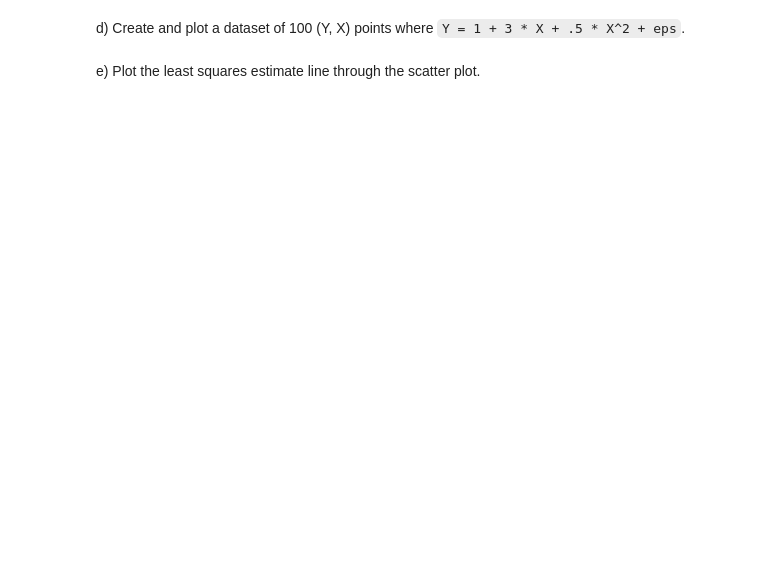
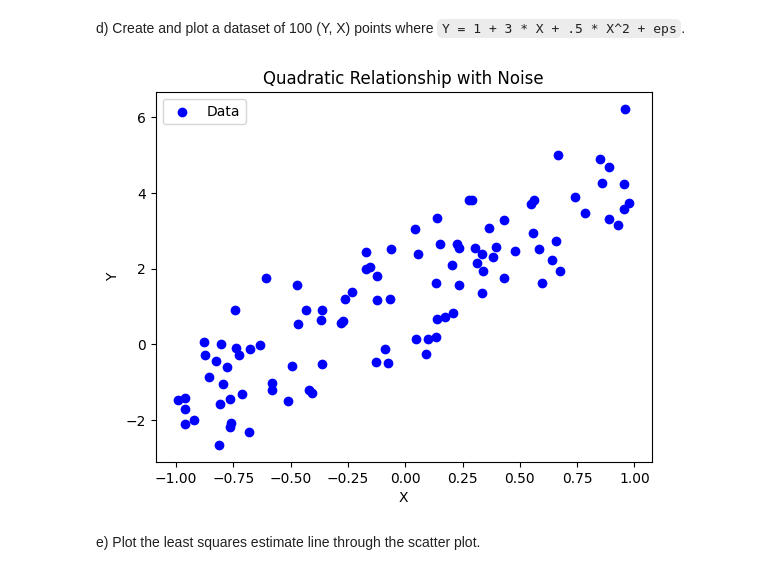
Before and after one commit to stonetharris/CS506, a Jupyter notebook: worksheets/worksheet_18.ipynb, the cells around one changed output. Cells and saved outputs as stored; diff of their text form; code cells hidden in the pictures; blank space fills up the shorter version.

```diff
--- a/worksheets/worksheet_18.ipynb
+++ b/worksheets/worksheet_18.ipynb
@@ -81,4 +85,27 @@ c) How does the estimate of `beta` compare to the parameters we used to generate
 # %% [markdown]
 d) Create and plot a dataset of 100 (Y, X) points where `Y = 1 + 3 * X + .5 * X^2 + eps`.
+# %%
+import numpy as np
+import matplotlib.pyplot as plt
+
+np.random.seed(0)
+
+intercept = 1
+linear_coef = 3
+quadratic_coef = 0.5
+
+x = -1.0 + 2.0 * np.random.rand(100)
+
+eps = np.random.randn(100)
+y = intercept + linear_coef * x + quadratic_coef * x**2 + eps
+
+plt.scatter(x, y, color='blue', label='Data')
+plt.title('Quadratic Relationship with Noise')
+plt.xlabel('X')
+plt.ylabel('Y')
+plt.legend()
+plt.show()
+# %% [output]
+[figure, added]
 # %% [markdown]
 e) Plot the least squares estimate line through the scatter plot.
```
Also changed, not shown: parts of 7 cells of this notebook.
